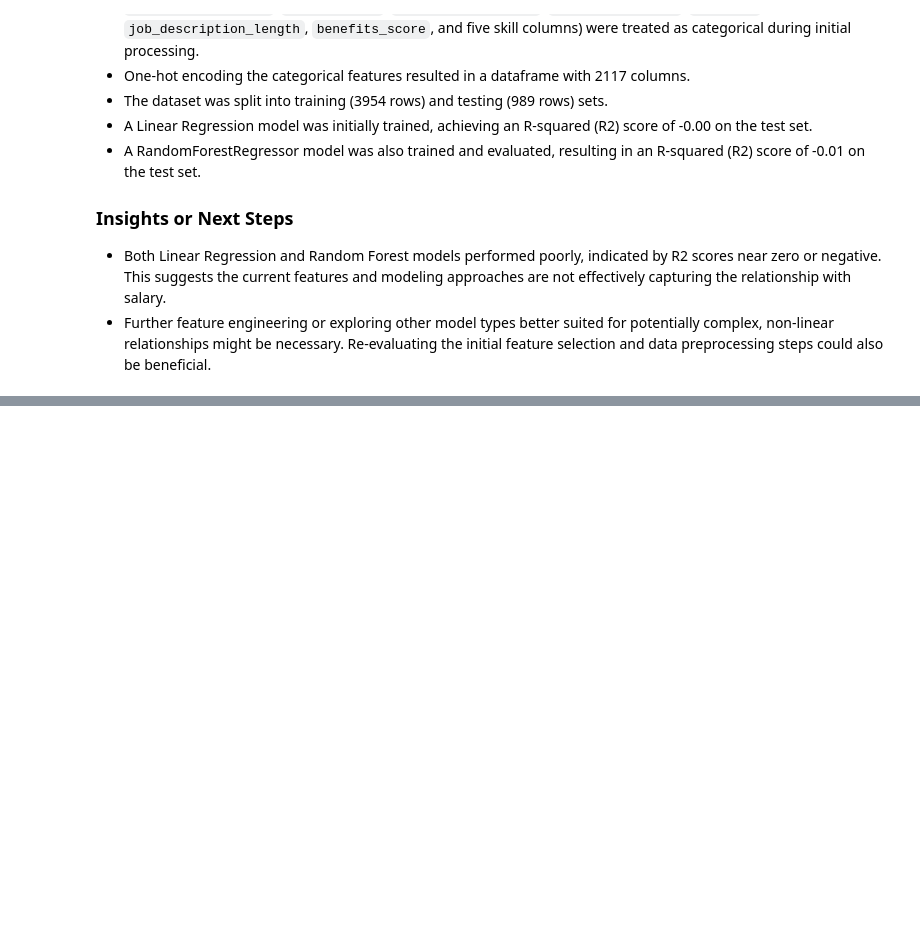
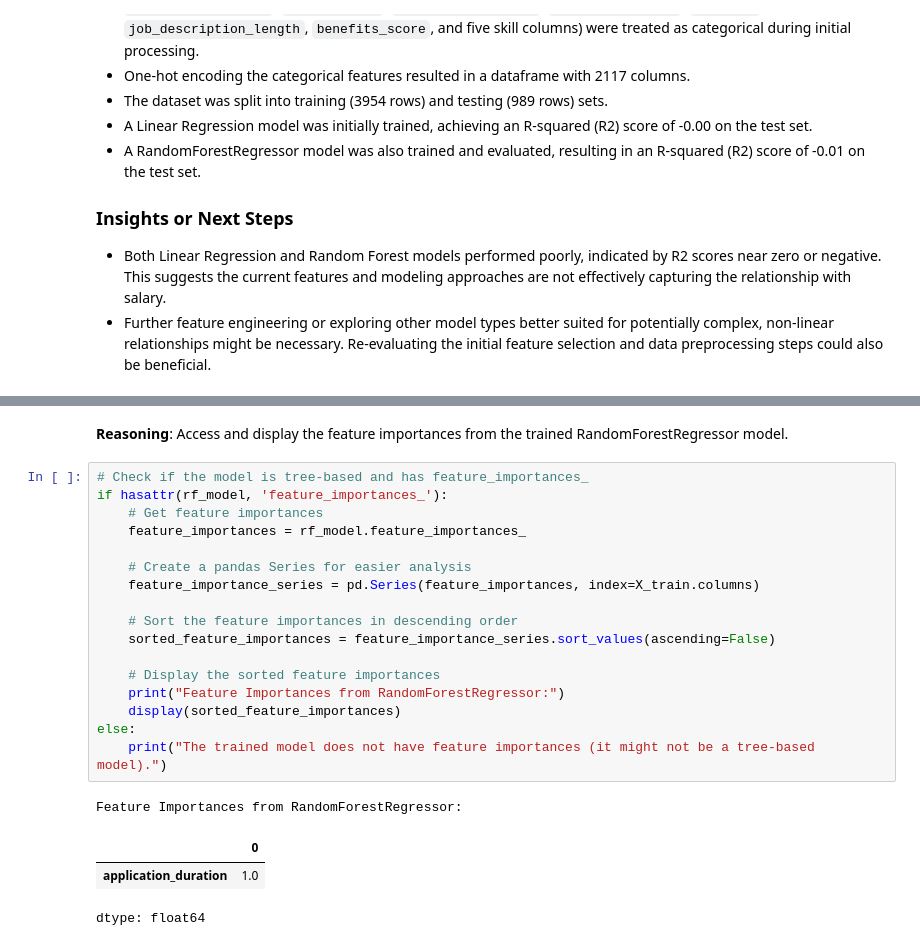
Before and after one commit to stevejj4/Global-AI-Job-Market-Trends-Salary-Insights-2025, a Jupyter notebook: ai_job_project.ipynb, the cells around one changed output, grey strips where cells are left out. Drawn from its saved outputs; the diff is of its cells as text; blank space fills up the shorter version.

Commit message:
Feature selection to improve model

```diff
--- a/ai_job_project.ipynb
+++ b/ai_job_project.ipynb
@@ -1232,0 +1241,25 @@ R-squared (R2) Score: -0.01
+# %% [markdown]
+**Reasoning**:
+Access and display the feature importances from the trained RandomForestRegressor model.
+# %%
+# Check if the model is tree-based and has feature_importances_
+if hasattr(rf_model, 'feature_importances_'):
+    # Get feature importances
+    feature_importances = rf_model.feature_importances_
+
+    # Create a pandas Series for easier analysis
+    feature_importance_series = pd.Series(feature_importances, index=X_train.columns)
+
+    # Sort the feature importances in descending order
+    sorted_feature_importances = feature_importance_series.sort_values(ascending=False)
+
+    # Display the sorted feature importances
+    print("Feature Importances from RandomForestRegressor:")
+    display(sorted_feature_importances)
+else:
+    print("The trained model does not have feature importances (it might not be a tree-based model).")
+# %% [output]
+Feature Importances from RandomForestRegressor:
+|  | 0 |
+| application_duration | 1.0 |
+dtype: float64
```
Also changed, not shown: parts of 19 cells of this notebook.
